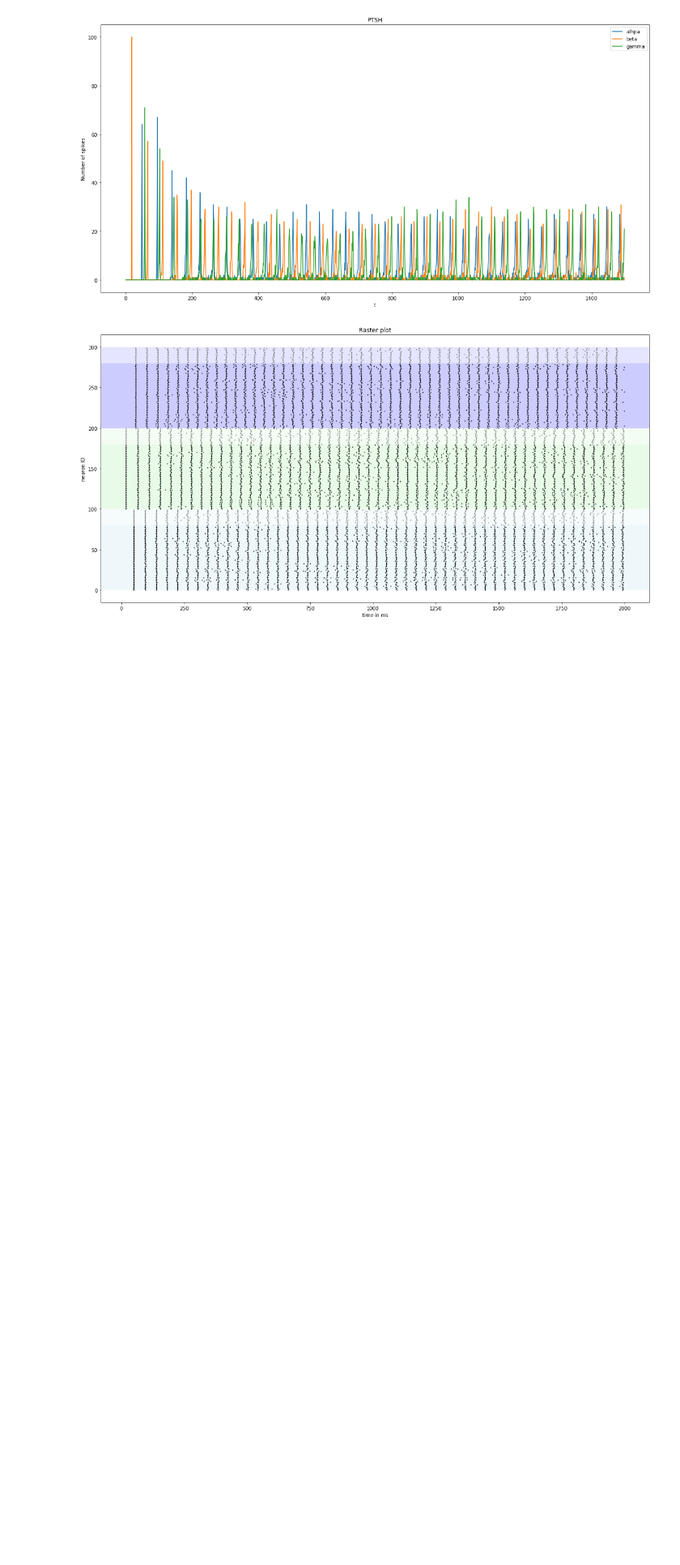
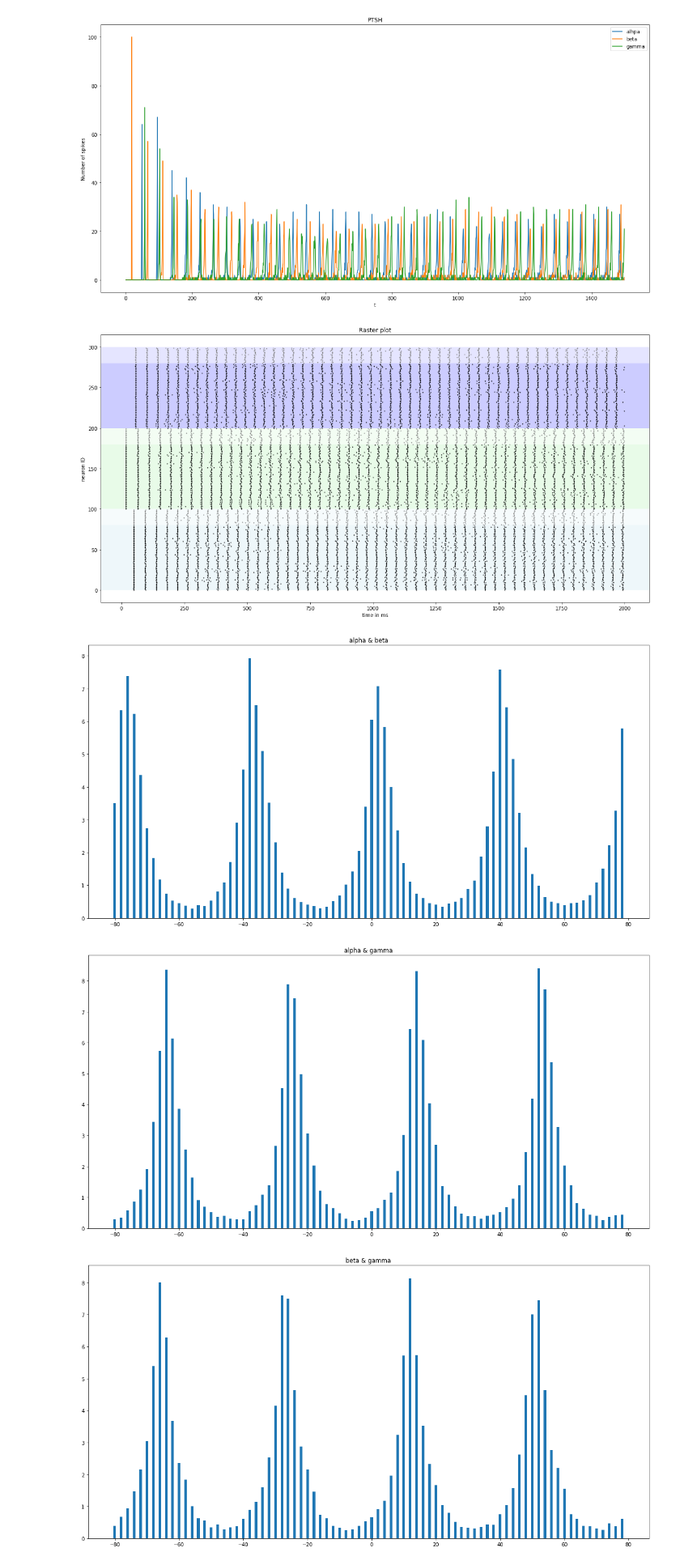
Before and after one commit to ndettmer/neuronal_synchrony_replication, a Jupyter notebook: nest_interpopulational_connections_with_gamma.ipynb, the cells around one changed output. Shown at 81% size. Saved outputs shown, nothing was run; the diff lists cells and outputs as text; code cells hidden in the pictures; blank space fills up the shorter version.

```diff
--- a/nest_interpopulational_connections_with_gamma.ipynb
+++ b/nest_interpopulational_connections_with_gamma.ipynb
@@ -364,3 +379,9 @@ nest.Simulate(t_sim)
 raster_plot()
 # %% [output]
 [figure]
+# %%
+coinc_hists()
+# %% [output]
+[figure, added]
+[figure, added]
+[figure, added]
```
Also changed, not shown: parts of 11 cells of this notebook, 2 other files.
